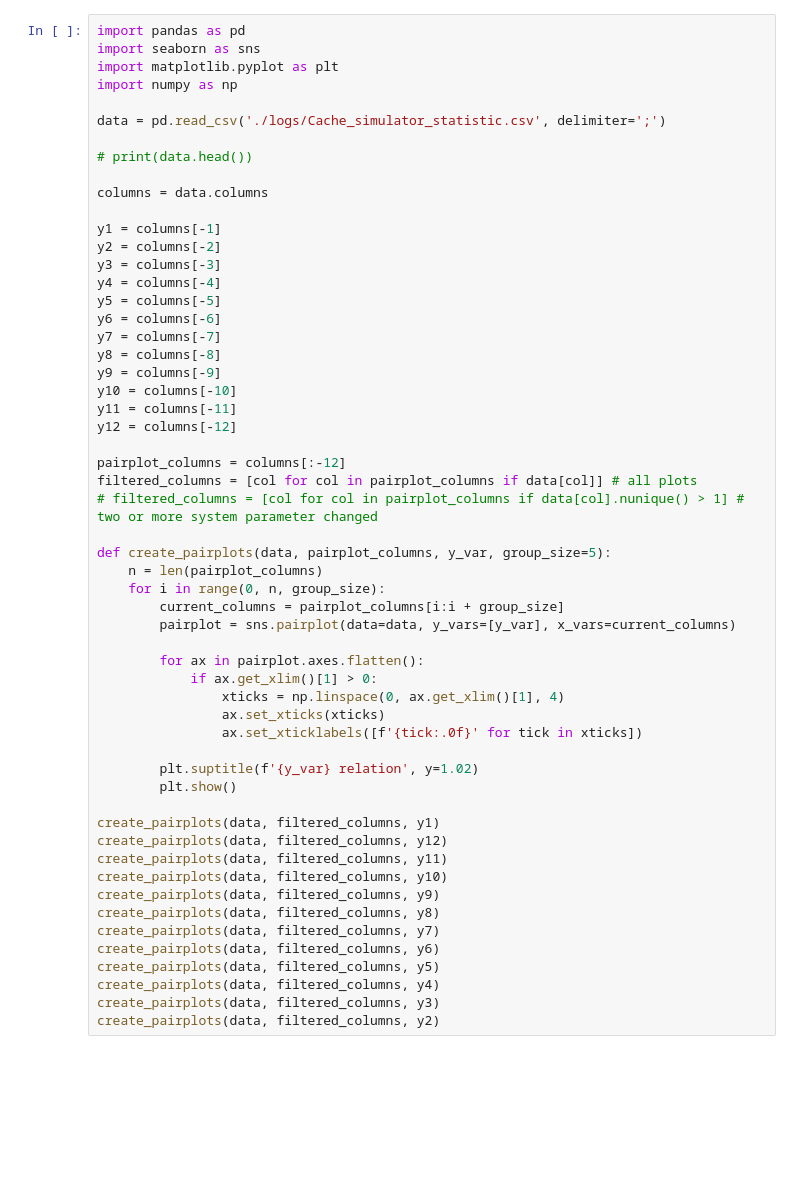
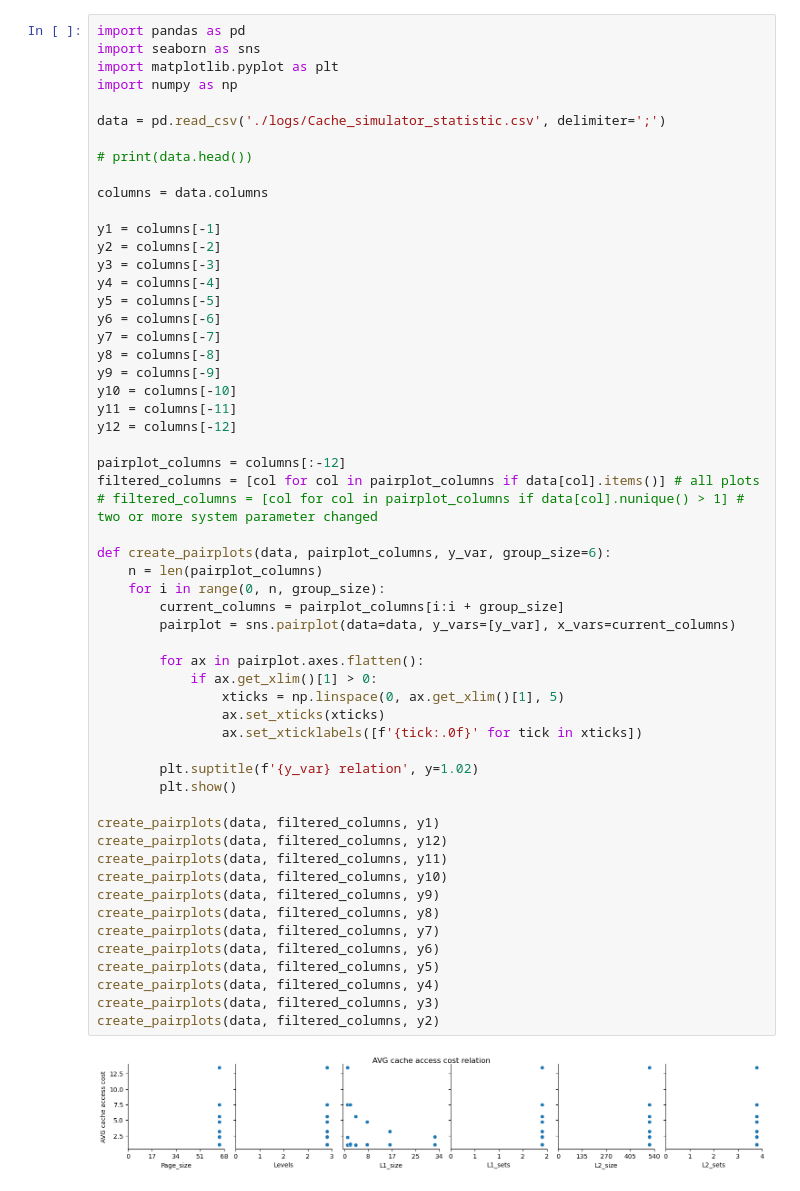
Before and after one commit to Vadim4045/CacheSimulator, a Jupyter notebook: StatisticInspector.ipynb, the cells around one changed output. Cells and saved outputs as stored; diff of their text form; blank space fills up the shorter version.

```diff
--- a/StatisticInspector.ipynb
+++ b/StatisticInspector.ipynb
@@ -24,34 +24,35 @@ y11 = columns[-11]
 y12 = columns[-12]
 
 pairplot_columns = columns[:-12]
-filtered_columns = [col for col in pairplot_columns if data[col]] # all plots
+filtered_columns = [col for col in pairplot_columns if data[col].items()] # all plots
 # filtered_columns = [col for col in pairplot_columns if data[col].nunique() > 1] # two or more system parameter changed
 
-def create_pairplots(data, pairplot_columns, y_var, group_size=5):
+def create_pairplots(data, pairplot_columns, y_var, group_size=6):
     n = len(pairplot_columns)
     for i in range(0, n, group_size):
         current_columns = pairplot_columns[i:i + group_size]
         pairplot = sns.pairplot(data=data, y_vars=[y_var], x_vars=current_columns)
 
         for ax in pairplot.axes.flatten():
             if ax.get_xlim()[1] > 0:
-                xticks = np.linspace(0, ax.get_xlim()[1], 4)
+                xticks = np.linspace(0, ax.get_xlim()[1], 5)
                 ax.set_xticks(xticks)
                 ax.set_xticklabels([f'{tick:.0f}' for tick in xticks])
 
         plt.suptitle(f'{y_var} relation', y=1.02)
         plt.show()
 
 create_pairplots(data, filtered_columns, y1)
 create_pairplots(data, filtered_columns, y12)
 create_pairplots(data, filtered_columns, y11)
 create_pairplots(data, filtered_columns, y10)
 create_pairplots(data, filtered_columns, y9)
 create_pairplots(data, filtered_columns, y8)
 create_pairplots(data, filtered_columns, y7)
 create_pairplots(data, filtered_columns, y6)
 create_pairplots(data, filtered_columns, y5)
 create_pairplots(data, filtered_columns, y4)
 create_pairplots(data, filtered_columns, y3)
 create_pairplots(data, filtered_columns, y2)
 # %% [output]
+[figure, added]
```
Also changed, not shown: parts of 1 cell of this notebook.
